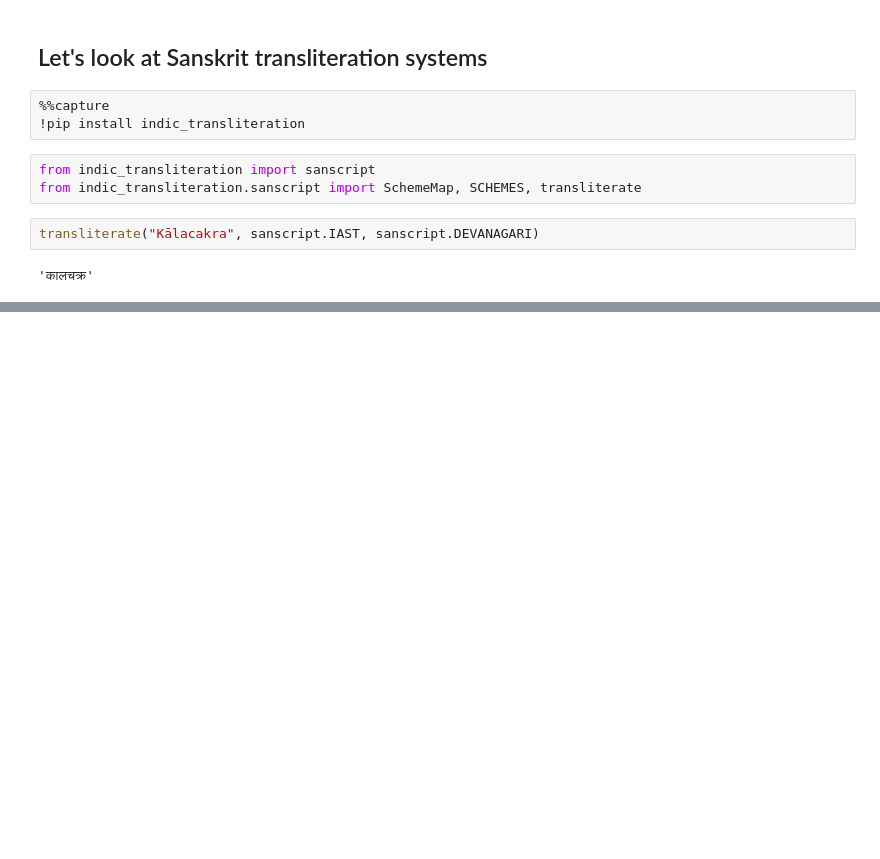
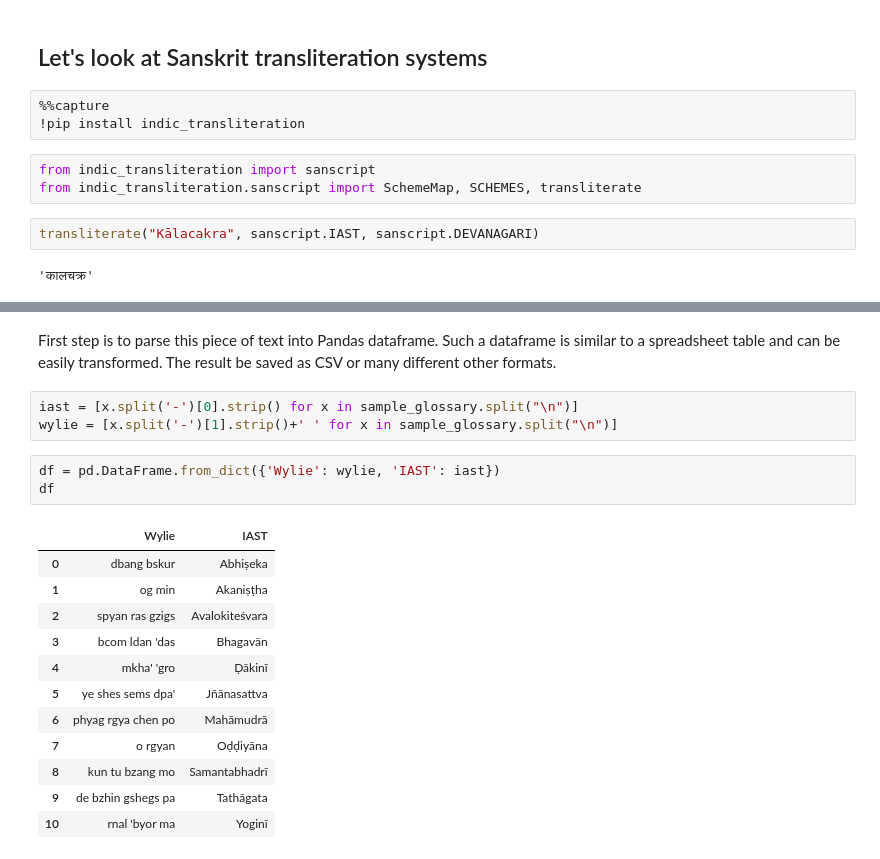
Before and after one commit to DigitalTibetan/DigitalTibetan, a Jupyter notebook: docs/computational_dharma.ipynb, the cells around one changed output, grey strips where cells are left out. Cells and saved outputs as stored; diff of their text form; blank space fills up the shorter version.

```diff
--- a/docs/computational_dharma.ipynb
+++ b/docs/computational_dharma.ipynb
@@ -43,0 +60,22 @@ transliterate("Kālacakra", sanscript.IAST, sanscript.DEVANAGARI)
+# %% [markdown]
+First step is to parse this piece of text into Pandas dataframe. Such a dataframe is similar to a spreadsheet table and can be easily transformed.
+The result be saved as CSV or many different other formats.
+# %%
+iast = [x.split('-')[0].strip() for x in sample_glossary.split("\n")]
+wylie = [x.split('-')[1].strip()+' ' for x in sample_glossary.split("\n")]
+# %%
+df = pd.DataFrame.from_dict({'Wylie': wylie, 'IAST': iast})
+df
+# %% [output]
+|  | Wylie | IAST |
+| 0 | dbang bskur | Abhiṣeka |
+| 1 | og min | Akaniṣṭha |
+| 2 | spyan ras gzigs | Avalokiteśvara |
+| 3 | bcom ldan 'das | Bhagavān |
+| 4 | mkha' 'gro | Ḍākinī |
+| 5 | ye shes sems dpa' | Jñānasattva |
+| 6 | phyag rgya chen po | Mahāmudrā |
+| 7 | o rgyan | Oḍḍiyāna |
+| 8 | kun tu bzang mo | Samantabhadrī |
+| 9 | de bzhin gshegs pa | Tathāgata |
+| 10 | rnal 'byor ma | Yoginī |
```
Also changed, not shown: parts of 10 cells of this notebook.
